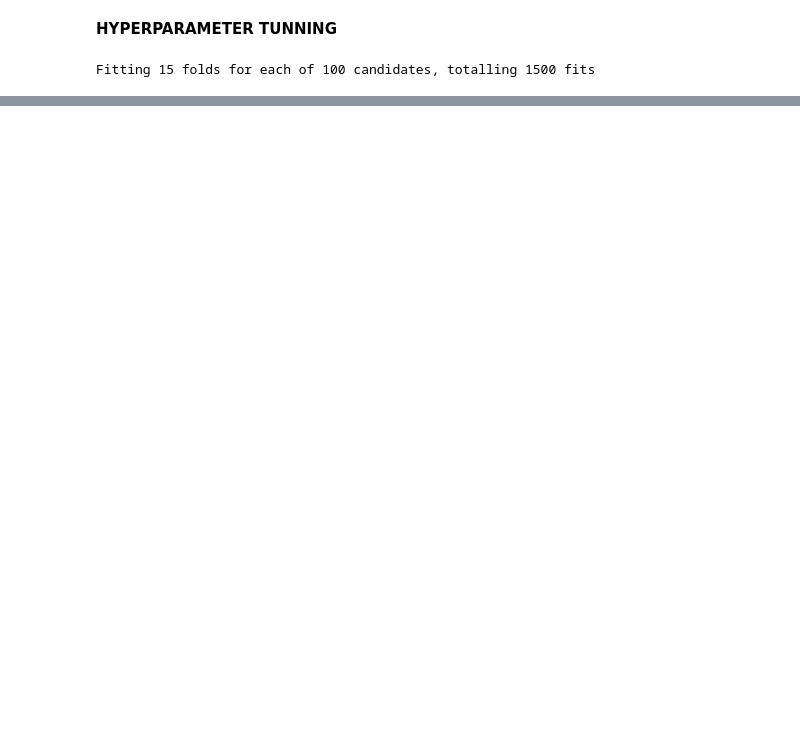
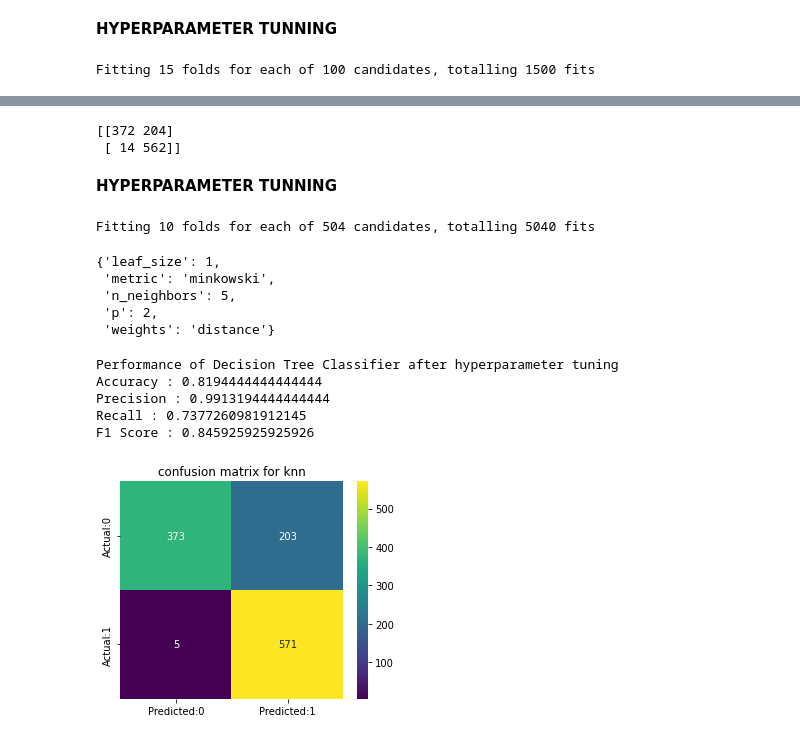
Before and after one commit to Tanjul5/Cardiovascular-Risk-Prediction, a Jupyter notebook: Cardiovascular_Risk_Prediction.ipynb, the cells around one changed output, grey strips where cells are left out. Saved outputs shown, nothing was run; the diff lists cells and outputs as text; code cells hidden in the pictures; blank space fills up the shorter version.

```diff
--- a/Cardiovascular_Risk_Prediction.ipynb
+++ b/Cardiovascular_Risk_Prediction.ipynb
@@ -743,0 +1020,56 @@ plt.show()
+# %%
+#plot the confusion matrix
+print(confusion_matrix(y_test_n,knn_pred))
+# %% [output]
+[[372 204]
+ [ 14 562]]
+# %% [markdown]
+**HYPERPARAMETER TUNNING**
+# %%
+grid_params = { 'n_neighbors' : [5,7,9,11,13,15],
+               'weights' : ['uniform','distance'],
+               'metric' : ['minkowski','euclidean','manhattan'],'leaf_size' :[1,5,10,15,20,25,30],'p':[1,2]}
+# %%
+gs = GridSearchCV(KNeighborsClassifier(), grid_params, verbose = 1, cv=10, n_jobs = -1)
+# %%
+g_res = gs.fit(X_train_trf, y_train_n)
+# %% [output]
+Fitting 10 folds for each of 504 candidates, totalling 5040 fits
+# %%
+y_knn_pred= gs.predict(X_test_trf)
+# %%
+g_res.best_params_
+# %% [output]
+{'leaf_size': 1,
+ 'metric': 'minkowski',
+ 'n_neighbors': 5,
+ 'p': 2,
+ 'weights': 'distance'}
+# %%
+#Performance Metrics
+knn_accuracy= accuracy_score(y_knn_pred,y_test_n)
+knn_precision= precision_score(y_knn_pred,y_test_n)
+knn_recall= recall_score(y_knn_pred,y_test_n)
+knn_f1_score= f1_score(y_knn_pred, y_test_n)
+
+print('Performance of Decision Tree Classifier after hyperparameter tuning')
+print('Accuracy :' , knn_accuracy)
+print('Precision :', knn_precision)
+print('Recall :', knn_recall)
+print('F1 Score :', knn_f1_score)
+# %% [output]
+Performance of Decision Tree Classifier after hyperparameter tuning
+Accuracy : 0.8194444444444444
+Precision : 0.9913194444444444
+Recall : 0.7377260981912145
+F1 Score : 0.845925925925926
+# %%
+#plot the confusion matrix
+conf_mat = confusion_matrix(y_test_n,y_knn_pred)
+conf_matrix=pd.DataFrame(data=conf_mat,index=['Actual:0','Actual:1'],columns=['Predicted:0','Predicted:1'])
+plt.figure(figsize=(5,4))
+sns.heatmap(conf_matrix,annot=True,fmt='d',cmap='viridis')
+plt.title('confusion matrix for knn')
+plt.show()
+# %% [output]
+[figure, added]
```
Also changed, not shown: parts of 57 cells of this notebook.
